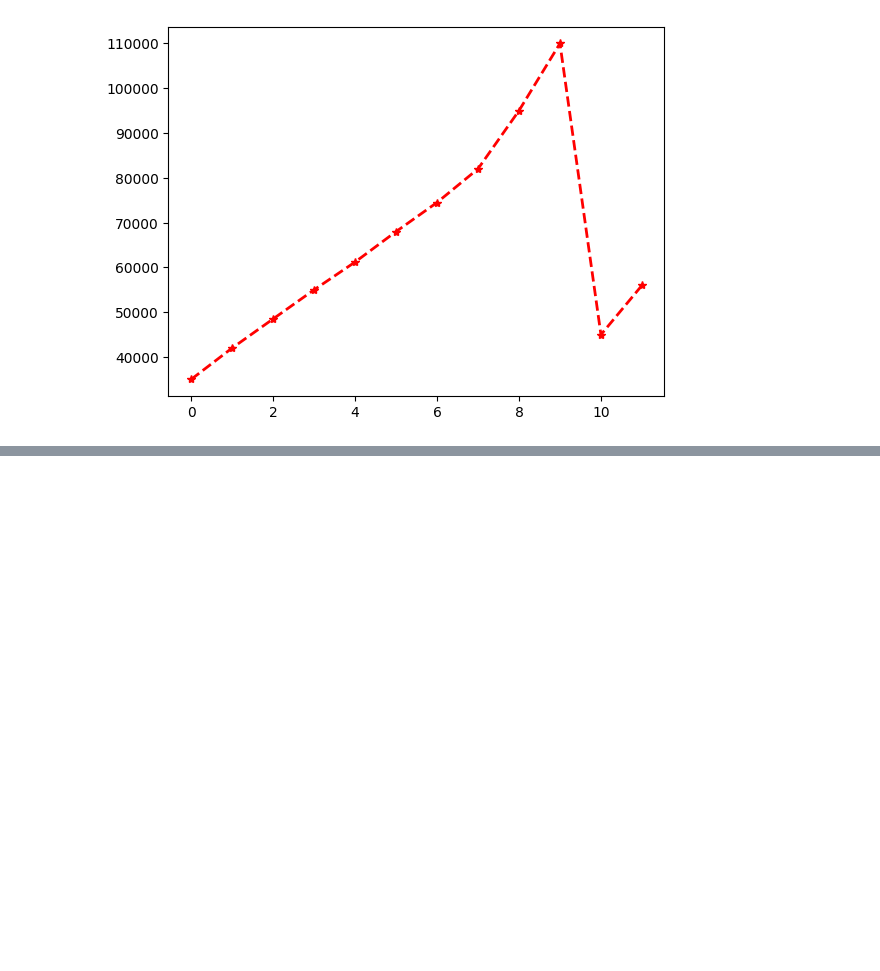
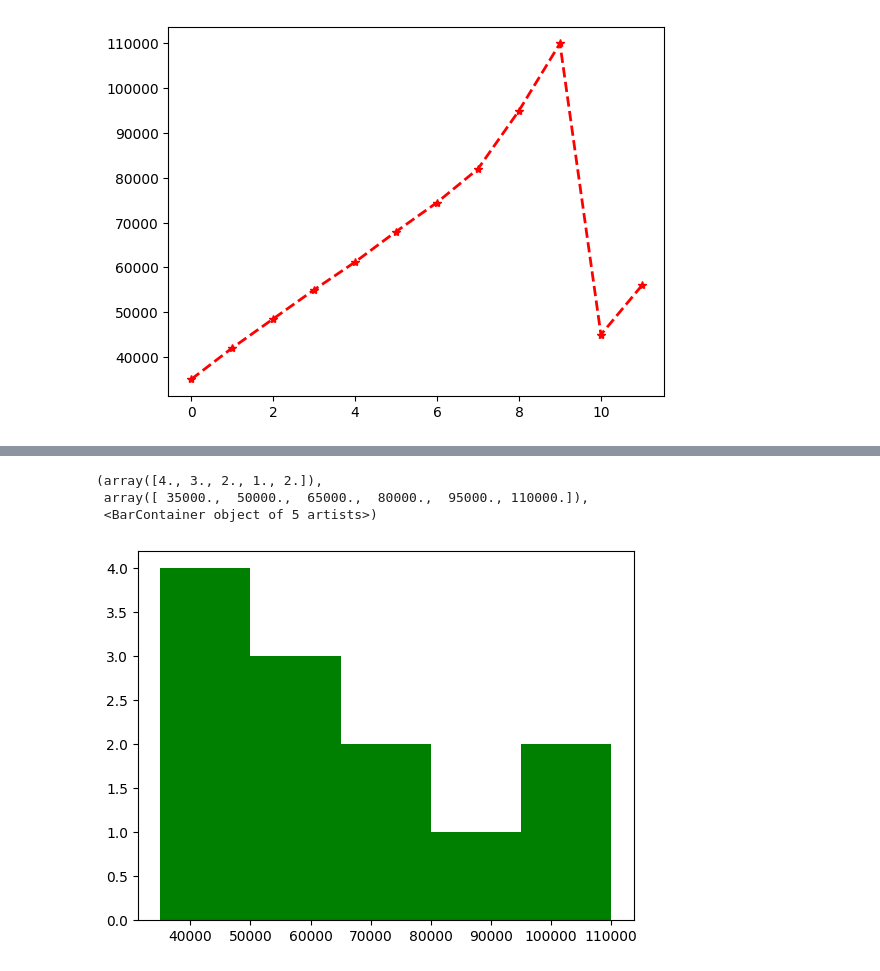
Before and after one commit to Neverask1121/RAG-application, a Jupyter notebook: matplotlib/plt.ipynb, the cells around one changed output, grey strips where cells are left out. Saved outputs shown, nothing was run; the diff lists cells and outputs as text; code cells hidden in the pictures; blank space fills up the shorter version.

```diff
--- a/matplotlib/plt.ipynb
+++ b/matplotlib/plt.ipynb
@@ -35,0 +45,7 @@ plt.plot(df["Salary"], color = "red", marker = "*", linestyle = "--", linewidth
+# %%
+plt.hist(df["Salary"], bins = 5,color = "green")
+# %% [output]
+(array([4., 3., 2., 1., 2.]),
+ array([ 35000.,  50000.,  65000.,  80000.,  95000., 110000.]),
+ <BarContainer object of 5 artists>)
+[figure, added]
```
Also changed, not shown: parts of 5 cells of this notebook.
